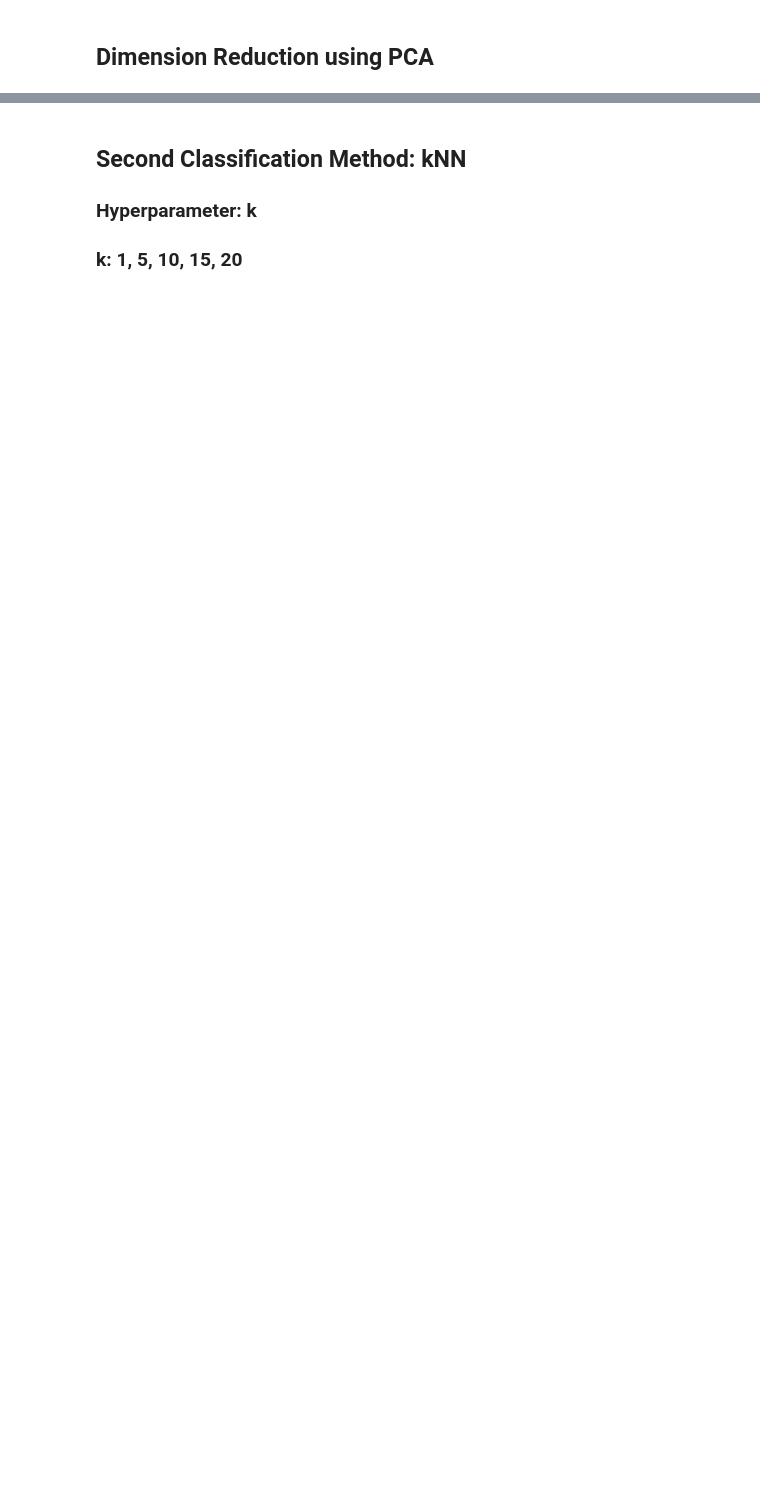
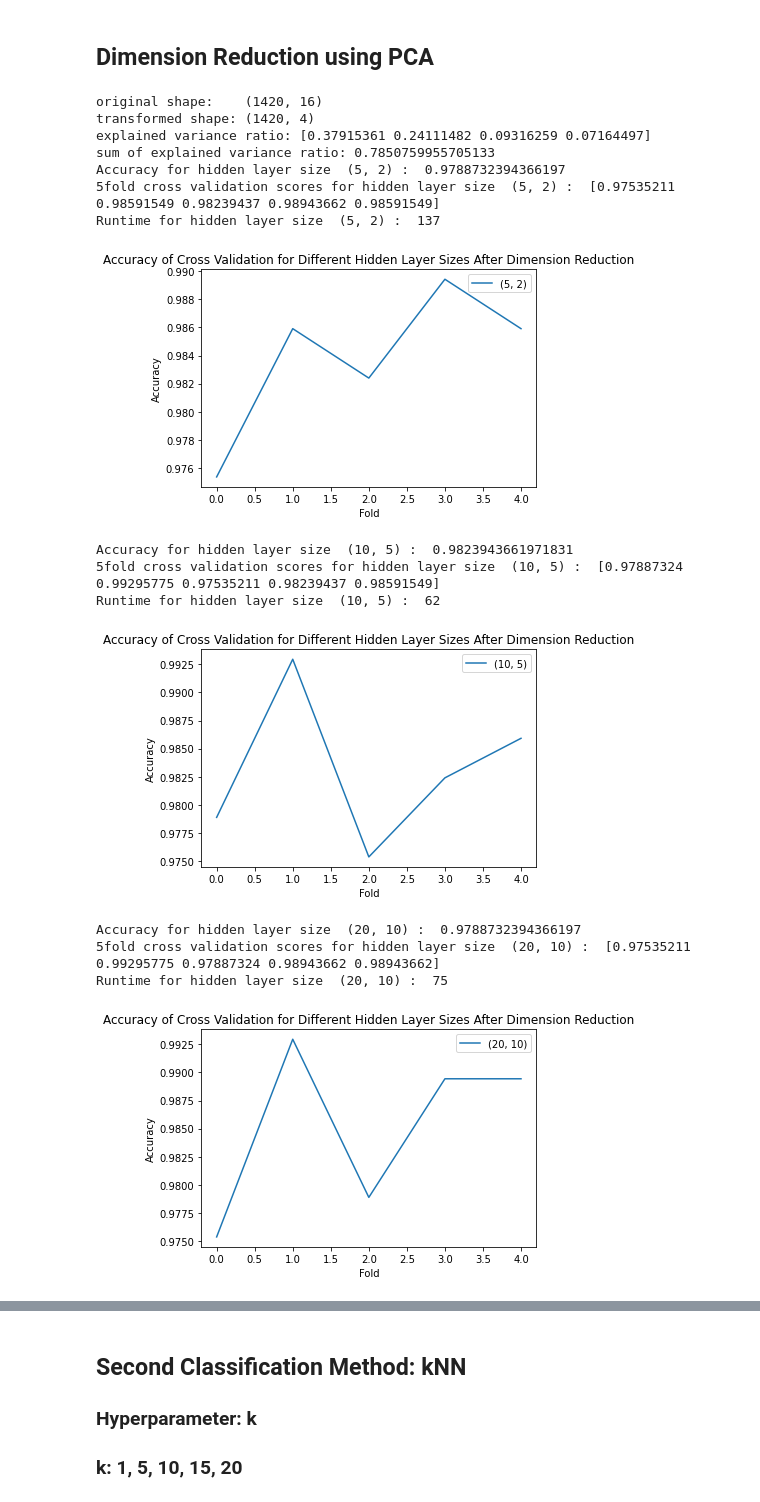
Before and after one commit to bendjko/514A-Programming-Assignment-2, a Jupyter notebook: main.ipynb, the cells around one changed output, grey strips where cells are left out. Cells and saved outputs as stored; diff of their text form; code cells hidden in the pictures; blank space fills up the shorter version.

```diff
--- a/main.ipynb
+++ b/main.ipynb
@@ -373,2 +444,56 @@ Accuracy for k =  15 :  0.8813559322033898
 # %% [markdown]
 ## Dimension Reduction using PCA
+# %%
+# PCA
+# 4 features
+pca = PCA(n_components=4)
+pca.fit(X)
+
+X_pca = pca.transform(X)
+print("original shape:   ", X.shape)
+print("transformed shape:", X_pca.shape)
+print("explained variance ratio:", pca.explained_variance_ratio_)
+print("sum of explained variance ratio:", sum(pca.explained_variance_ratio_))
+
+# split data into training and testing
+X_train, X_test, y_train, y_test = train_test_split(X_pca, y, test_size=0.20)
+
+#test different hidden layer sizes
+hidden_layer_sizes = [(5,2), (10,5), (20,10), (30,15), (40,20)]
+
+for i in hidden_layer_sizes:
+    clf = MLPClassifier(solver='sgd', alpha=1e-5, hidden_layer_sizes=i, random_state=1, learning_rate_init=0.01, max_iter=1000)
+    clf.fit(X_train, y_train)
+    y_pred = clf.predict(X_test)
+    print("Accuracy for hidden layer size ", i, ": ", accuracy_score(y_test, y_pred))
+    # 5fold cross validation
+    scores = cross_val_score(clf, X_pca, y, cv=5)
+    print("5fold cross validation scores for hidden layer size ", i, ": ", scores)
+    # print runtime
+    print("Runtime for hidden layer size ", i, ": ", clf.n_iter_)
+    print("")
+    #plot accuracy of cross validation for each fold
+    # show hidden layer size in the plot
+    plt.plot(scores, label=i)
+    plt.legend()
+    plt.xlabel("Fold")
+    plt.ylabel("Accuracy")
+    plt.title("Accuracy of Cross Validation for Different Hidden Layer Sizes After Dimension Reduction")
+    plt.show()
+# %% [output]
+original shape:    (1420, 16)
+transformed shape: (1420, 4)
+explained variance ratio: [0.37915361 0.24111482 0.09316259 0.07164497]
+sum of explained variance ratio: 0.7850759955705133
+Accuracy for hidden layer size  (5, 2) :  0.9788732394366197
+5fold cross validation scores for hidden layer size  (5, 2) :  [0.97535211 0.98591549 0.98239437 0.98943662 0.98591549]
+Runtime for hidden layer size  (5, 2) :  137
+[figure, added]
+Accuracy for hidden layer size  (10, 5) :  0.9823943661971831
+5fold cross validation scores for hidden layer size  (10, 5) :  [0.97887324 0.99295775 0.97535211 0.98239437 0.98591549]
+Runtime for hidden layer size  (10, 5) :  62
+[figure, added]
+Accuracy for hidden layer size  (20, 10) :  0.9788732394366197
+5fold cross validation scores for hidden layer size  (20, 10) :  [0.97535211 0.99295775 0.97887324 0.98943662 0.98943662]
+Runtime for hidden layer size  (20, 10) :  75
+[figure, added]
```
Also changed, not shown: parts of 28 cells of this notebook, 1 other file.
